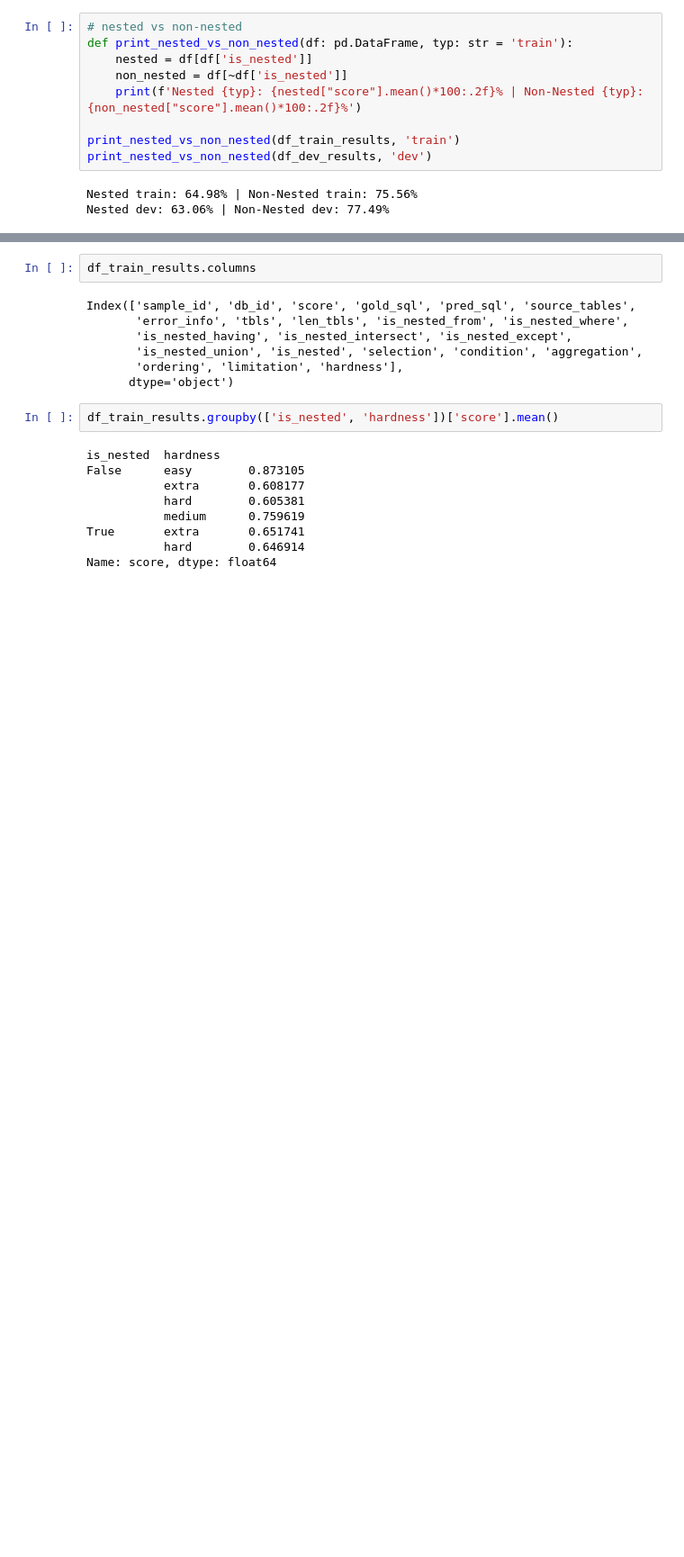
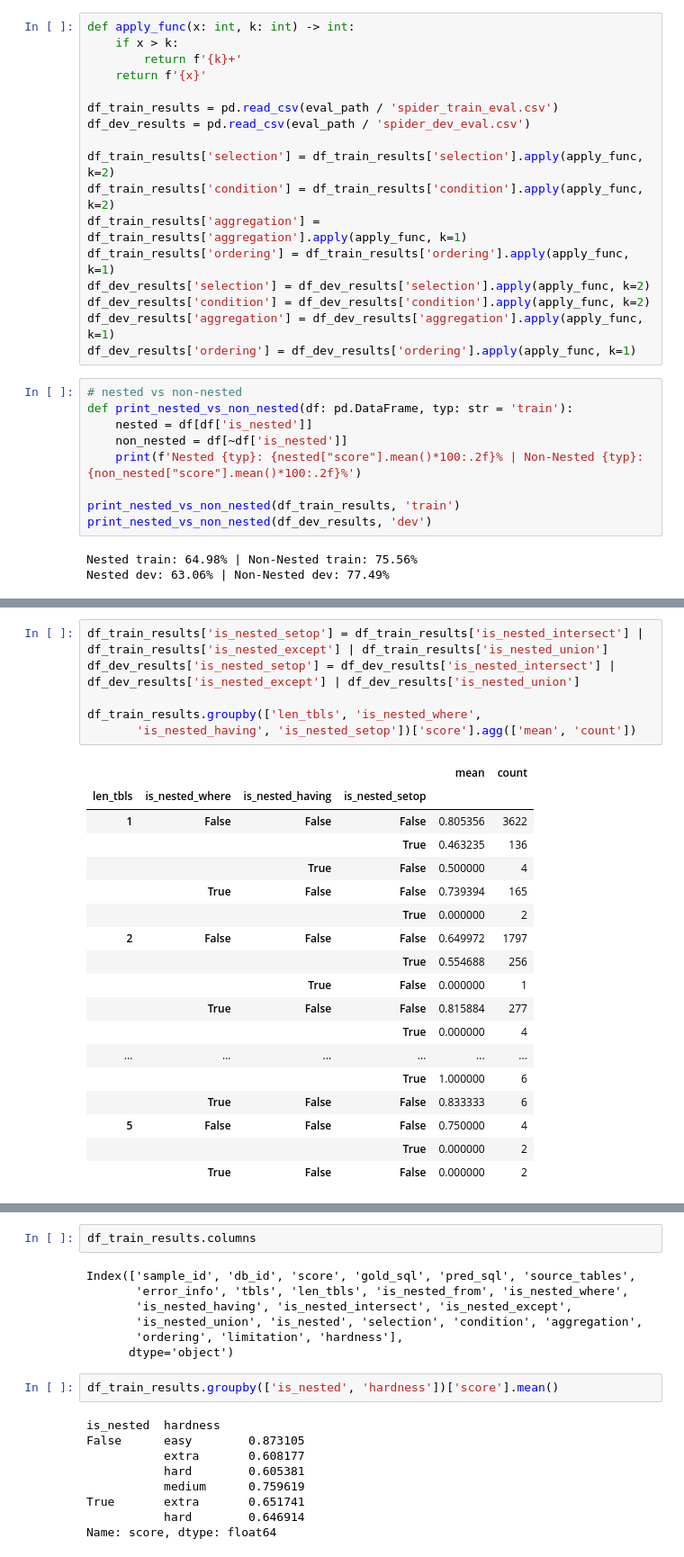
Before and after one commit to simonjisu/BusinessObjects, a Jupyter notebook: test.ipynb, the cells around one changed output, grey strips where cells are left out. Shown at 90% size. Cells and saved outputs as stored; diff of their text form; blank space fills up the shorter version.

```diff
--- a/test.ipynb
+++ b/test.ipynb
@@ -518,3 +445,20 @@ df_dev_results = pd.read_csv(eval_path / 'spider_dev_eval.csv')
+# %%
+def apply_func(x: int, k: int) -> int:
+    if x > k:
+        return f'{k}+'
+    return f'{x}'
+
+df_train_results = pd.read_csv(eval_path / 'spider_train_eval.csv')
+df_dev_results = pd.read_csv(eval_path / 'spider_dev_eval.csv')
+
+df_train_results['selection'] = df_train_results['selection'].apply(apply_func, k=2)
+df_train_results['condition'] = df_train_results['condition'].apply(apply_func, k=2)
+df_train_results['aggregation'] = df_train_results['aggregation'].apply(apply_func, k=1)
+df_train_results['ordering'] = df_train_results['ordering'].apply(apply_func, k=1)
+df_dev_results['selection'] = df_dev_results['selection'].apply(apply_func, k=2)
+df_dev_results['condition'] = df_dev_results['condition'].apply(apply_func, k=2)
+df_dev_results['aggregation'] = df_dev_results['aggregation'].apply(apply_func, k=1)
+df_dev_results['ordering'] = df_dev_results['ordering'].apply(apply_func, k=1)
 # %%
 # nested vs non-nested
 def print_nested_vs_non_nested(df: pd.DataFrame, typ: str = 'train'):
@@ -609,3 +576,28 @@ Aggregation dev: (is_nested, # of aggregation)
+# %%
+df_train_results['is_nested_setop'] = df_train_results['is_nested_intersect'] | df_train_results['is_nested_except'] | df_train_results['is_nested_union']
+df_dev_results['is_nested_setop'] = df_dev_results['is_nested_intersect'] | df_dev_results['is_nested_except'] | df_dev_results['is_nested_union']
+
+df_train_results.groupby(['len_tbls', 'is_nested_where',
+       'is_nested_having', 'is_nested_setop'])['score'].agg(['mean', 'count'])
+# %% [output]
+|  |  |  |  | mean | count |
+| len_tbls | is_nested_where | is_nested_having | is_nested_setop |  |  |
+| 1 | False | False | False | 0.805356 | 3622 |
+|  |  |  | True | 0.463235 | 136 |
+|  |  | True | False | 0.500000 | 4 |
+|  | True | False | False | 0.739394 | 165 |
+|  |  |  | True | 0.000000 | 2 |
+| 2 | False | False | False | 0.649972 | 1797 |
+|  |  |  | True | 0.554688 | 256 |
+|  |  | True | False | 0.000000 | 1 |
+|  | True | False | False | 0.815884 | 277 |
+|  |  |  | True | 0.000000 | 4 |
+| ... | ... | ... | ... | ... | ... |
+|  |  |  | True | 1.000000 | 6 |
+|  | True | False | False | 0.833333 | 6 |
+| 5 | False | False | False | 0.750000 | 4 |
+|  |  |  | True | 0.000000 | 2 |
+|  | True | False | False | 0.000000 | 2 |
 # %%
 # ordering
 print_each_component(df_train_results, 'ordering', 'train')
```
Also changed, not shown: parts of 12 cells of this notebook, 3 other files.
